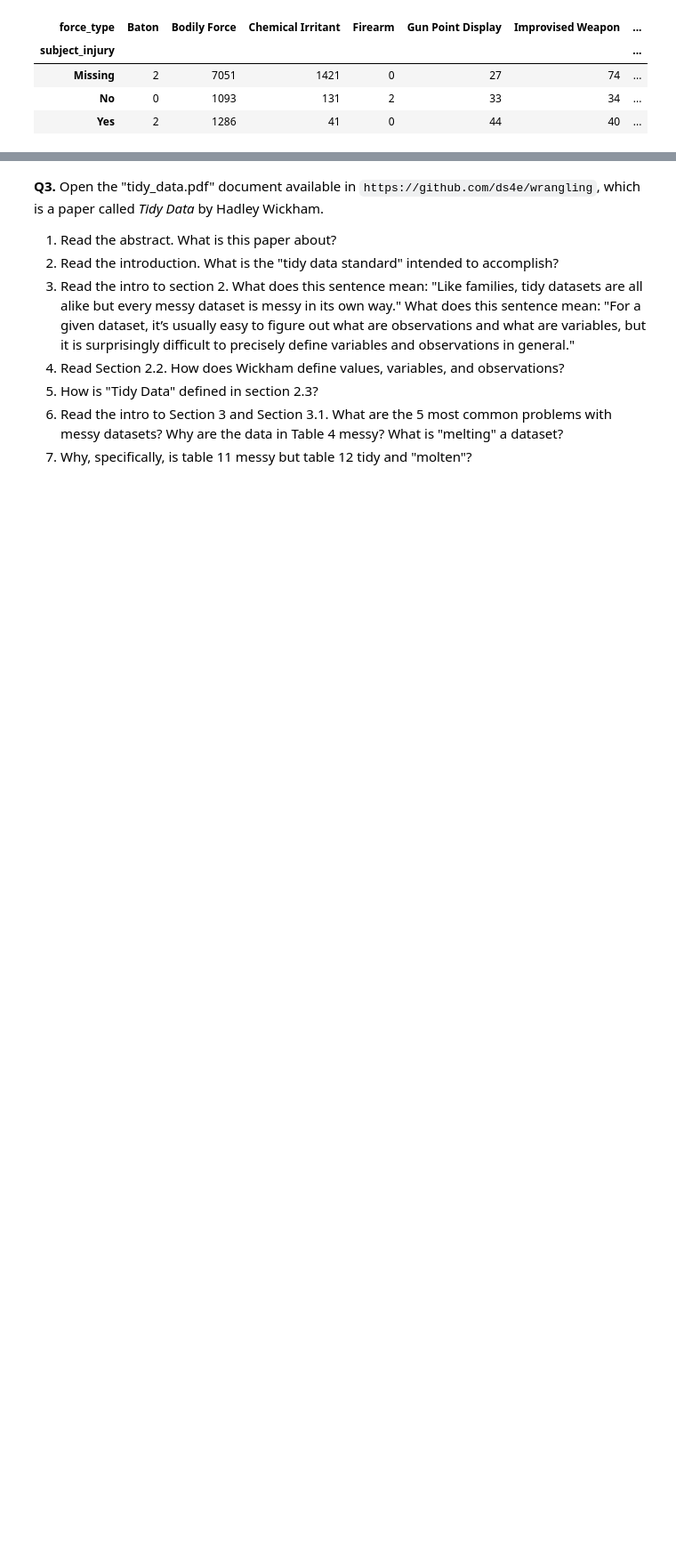
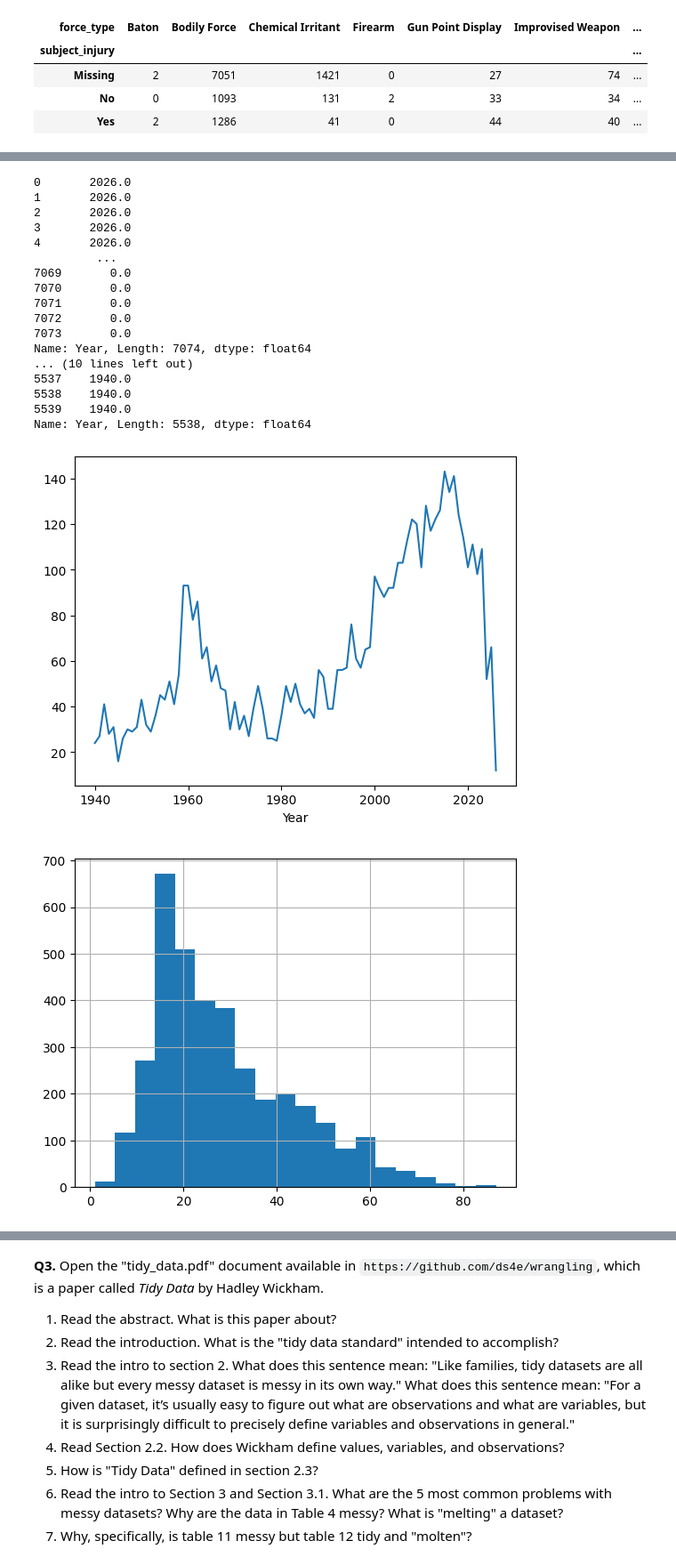
Before and after one commit to IsaacJihwanYoo795/undergrad_ml_assignments, a Jupyter notebook: 01_assignment_wrangling_and_eda.ipynb, the cells around one changed output, grey strips where cells are left out. Shown at 89% size. Saved outputs shown, nothing was run; the diff lists cells and outputs as text; code cells hidden in the pictures; blank space fills up the shorter version.

```diff
--- a/01_assignment_wrangling_and_eda.ipynb
+++ b/01_assignment_wrangling_and_eda.ipynb
@@ -76 +188,48 @@ Name: subject_injury, Length: 12925, dtype: object
 8. Is the attack more or less likely to be fatal when the attack is provoked or unprovoked? Thoughts?
+# %%
+import pandas as pd
+import os
+df = pd.read_excel("GSAF5.xls")
+df = df.dropna(axis=1, how="all")
+print(df["Year"])
+df["Year"] = pd.to_numeric(df["Year"],errors="coerce")
+df = df[df["Year"].notna()]
+print(df["Year"].max())
+print(df["Year"].min())
+df = df[df["Year"] >= 1940]
+print(df["Year"])
+
+import matplotlib.pyplot as plt
+
+df.groupby("Year").size().plot(kind="line")
+plt.show()
+
+df["Age"] = pd.to_numeric(df["Age"], errors="coerce")
+df = df[df["Age"].notna()]
+df["Age"].hist(bins=20)
+plt.show()
+
+df["Type"] = df["Type"].str.strip()
+df["Type"] = df["Type"].fillna("Unknown")
+print(df["Type"])
+print(df["Type"].value_counts(normalize=True).get("Unprovoked", 0))
+# %% [output]
+0       2026.0
+1       2026.0
+2       2026.0
+3       2026.0
+4       2026.0
+         ...
+7069       0.0
+7070       0.0
+7071       0.0
+7072       0.0
+7073       0.0
+Name: Year, Length: 7074, dtype: float64
+... (10 lines left out)
+5537    1940.0
+5538    1940.0
+5539    1940.0
+Name: Year, Length: 5538, dtype: float64
+[figure, added]
+[figure, added]
```
Also changed, not shown: parts of 8 cells of this notebook.
